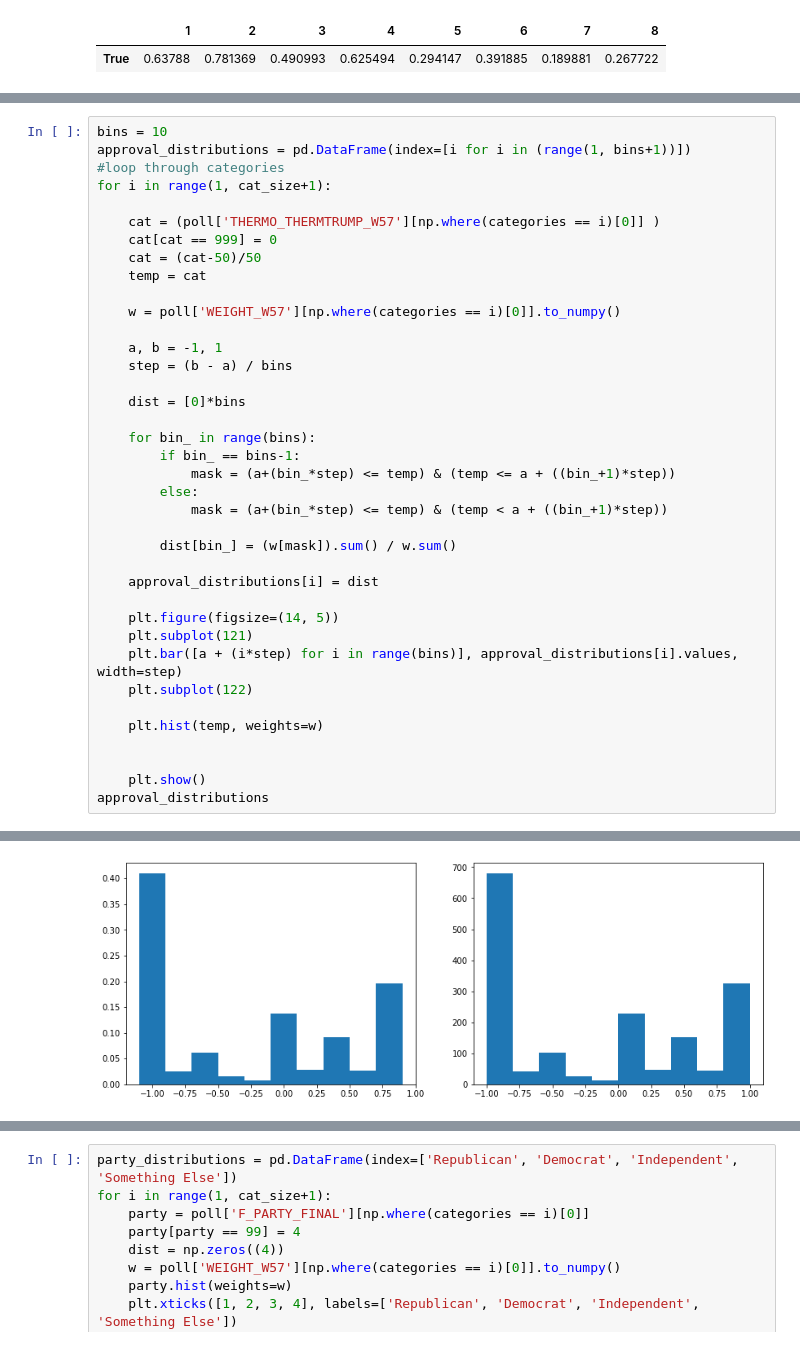
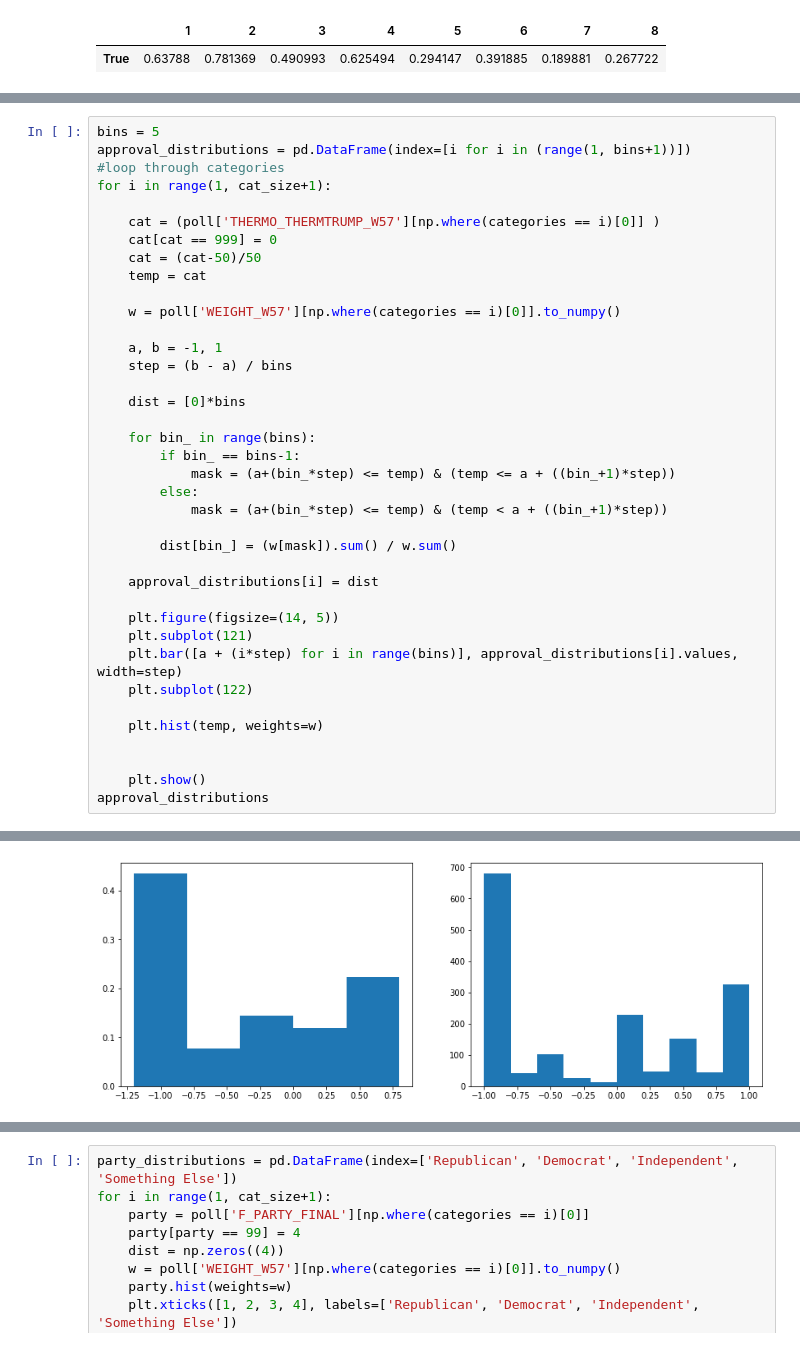
Before and after one commit to samerose12/Humor-Agent-Based-Model, a Jupyter notebook: Dataset.ipynb, the cells around one changed output, grey strips where cells are left out. Saved outputs shown, nothing was run; the diff lists cells and outputs as text.

```diff
--- a/Dataset.ipynb
+++ b/Dataset.ipynb
@@ -175,7 +168,7 @@ media_distributions
 | New York Post | 0.040183 | 0.030436 | 0.070654 | 0.038188 | 0.069508 | 0.031698 | 0.074200 | 0.041333 |
 | The Guardian | 0.071256 | 0.045421 | 0.101963 | 0.037533 | 0.059240 | 0.038302 | 0.051505 | 0.031247 |
 # %%
-bins = 10
+bins = 5
 approval_distributions = pd.DataFrame(index=[i for i in (range(1, bins+1))])
 #loop through categories
 for i in range(1, cat_size+1):
@@ -221 +214 @@ approval_distributions
-[figure, old version]
+[figure, new version]
```
Also changed, not shown: parts of 2 cells of this notebook, 6 other files.
